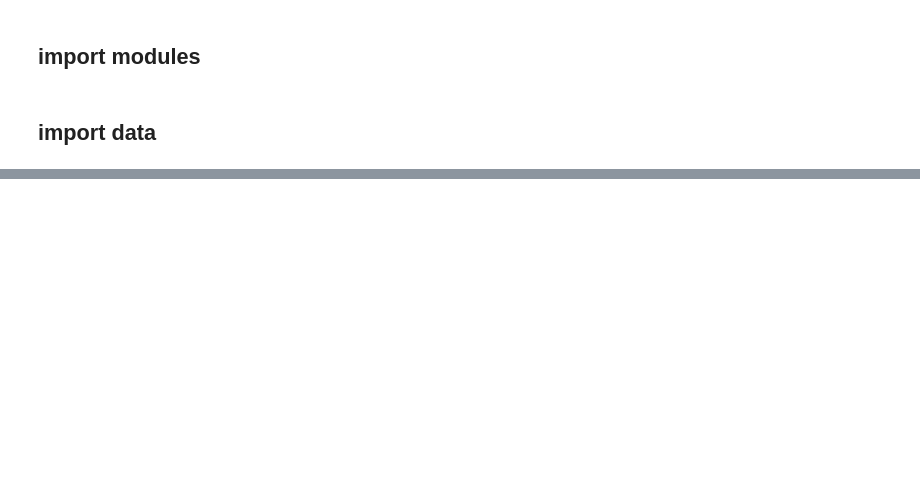
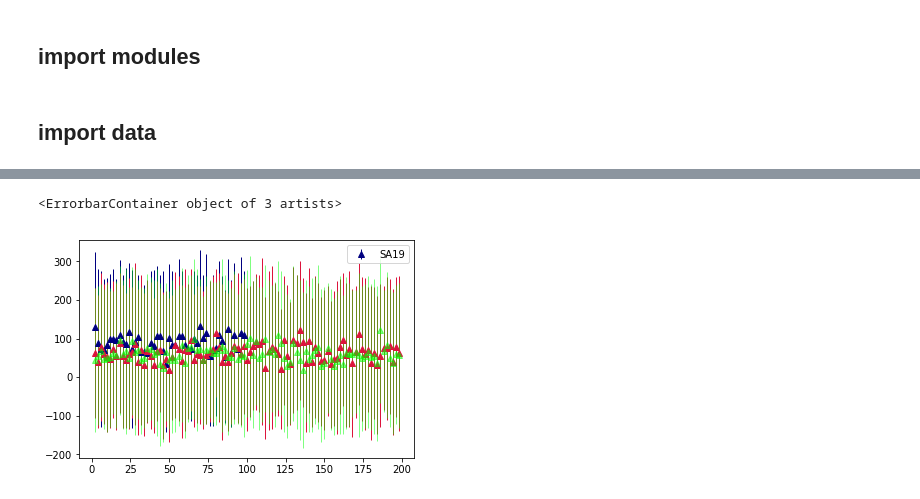
Before and after one commit to fearlessroad/mixed-monolayers, a Jupyter notebook: si_figures/surf-ten_convergence.ipynb, the cells around one changed output, grey strips where cells are left out. Drawn from its saved outputs; the diff is of its cells as text; code cells hidden in the pictures; blank space fills up the shorter version.

```diff
--- a/si_figures/surf-ten_convergence.ipynb
+++ b/si_figures/surf-ten_convergence.ipynb
@@ -284,0 +192,12 @@ plt.show()
+# %%
+N,O,P = getIncrementedData(100, times[1]/100, pres[1])
+plt.errorbar(N,O, color='navy', yerr=P, ecolor='navy', ls='none', marker='^', elinewidth=1, label='SA19')
+plt.legend(loc=1)
+Q,R,S = getIncrementedData(100, times[3]/100, pres[3])
+plt.errorbar(Q,R, color='crimson', yerr=S, ecolor='crimson', ls='none', marker='^', elinewidth=1, label='SA19.5')
+T,U,V = getIncrementedData(100, times[8]/100, pres[8])
+plt.errorbar(T,U, color='lime', yerr=V, ecolor='lime', ls='none', marker='^', elinewidth=1, label='SA20', alpha=0.5)
+W,X,Y = getIncrementedData(100, times[9/100])
+# %% [output]
+<ErrorbarContainer object of 3 artists>
+[figure, added]
```
Also changed, not shown: parts of 15 cells of this notebook.
